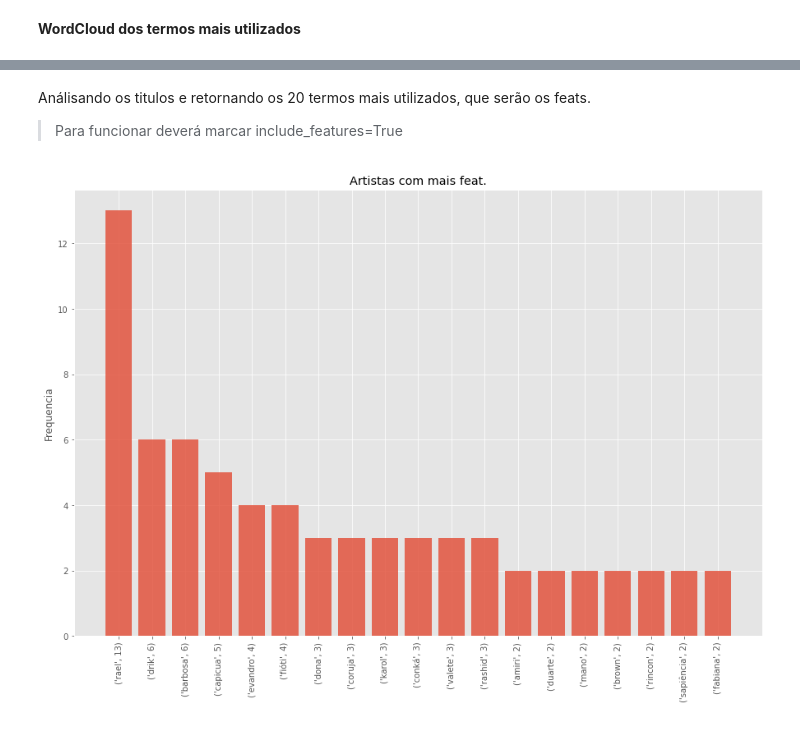
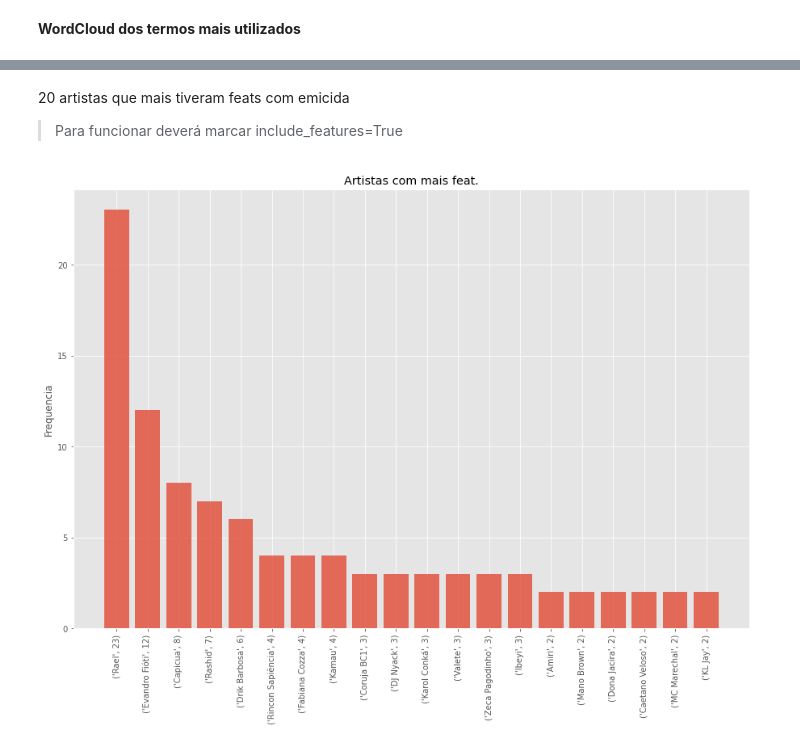
Before and after one commit to joaovvrodrigues/data-analysis, a Jupyter notebook: emicida_analise_de_dados.ipynb, the cells around one changed output, grey strips where cells are left out. Cells and saved outputs as stored; diff of their text form; code cells hidden in the pictures.

```diff
--- a/emicida_analise_de_dados.ipynb
+++ b/emicida_analise_de_dados.ipynb
@@ -170,16 +194,16 @@ plt.show()
 # %% [markdown]
-Análisando os titulos e retornando os 20 termos mais utilizados, que serão os feats.
+20 artistas que mais tiveram feats com emicida
 
 > Para funcionar deverá marcar include_features=True
-# %%
-letras = tokenizer('title_with_featured')
-mais_frequentes, mais_frequentes_quantidade = frequencia(letras, 20)
-
-# Removendo o termo 'Emicida'
-index = mais_frequentes.index('Emicida')
-mais_frequentes.pop(index)
-mais_frequentes_quantidade.pop(index)
-
-grafico_freq(mais_frequentes, mais_frequentes_quantidade, 'Frequencia', 'Artistas com mais feat.')
-# %% [output]
-[figure, removed]
+# %%
+artistas = []
+for index, item in enumerate(data['songs']):
+  for index, item in enumerate(data['songs'][index]['featured_artists']):
+      artistas.append(item['name'])
+
+artistas[:] = [x for x in artistas if x != 'Emicida']
+mais_frequentes, mais_frequentes_quantidade = frequencia(artistas, 20)
+
+grafico_freq(mais_frequentes, mais_frequentes_quantidade, 'Frequencia', 'Artistas com mais feat.')
+# %% [output]
+[figure, added]
```
Also changed, not shown: parts of 11 cells of this notebook.
